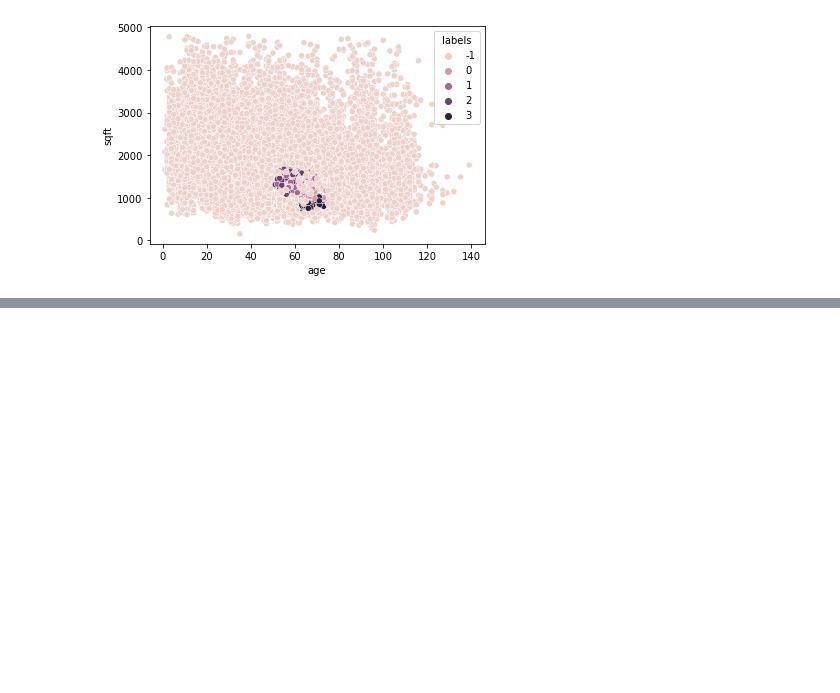
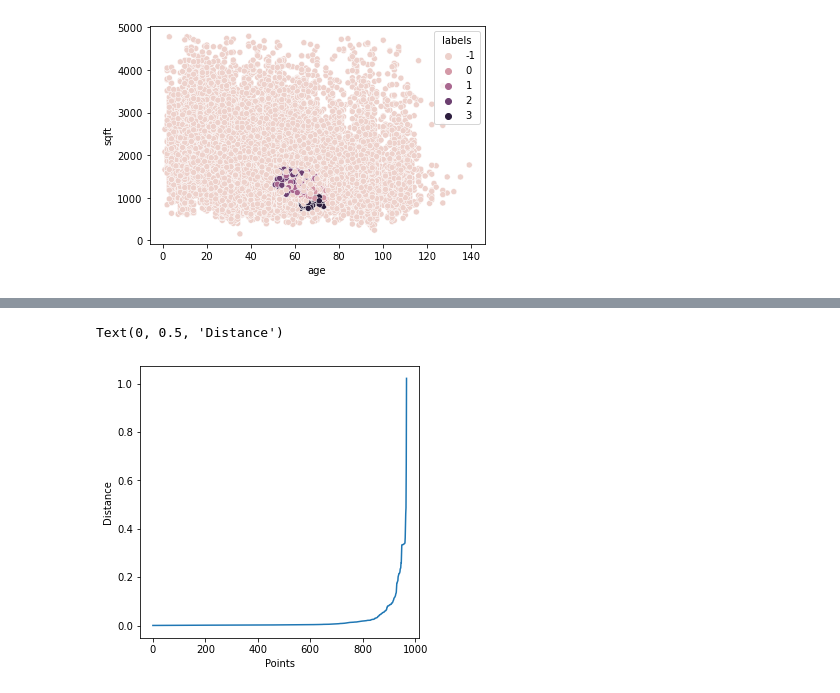
Before and after one commit to david-ryan-alviola/anomaly-detection-exercises, a Jupyter notebook: clustering_anomaly_detection.ipynb, the cells around one changed output, grey strips where cells are left out. Cells and saved outputs as stored; diff of their text form; code cells hidden in the pictures; blank space fills up the shorter version.

```diff
--- a/clustering_anomaly_detection.ipynb
+++ b/clustering_anomaly_detection.ipynb
@@ -375,0 +489,3 @@ plt.show()
+# %%
+log_df = pd.merge(log_df, average_visits_per_week, on='user_id')
+log_df.rename(columns={'url_x' : 'url', 'url_y' : 'average_visits_per_week'}, inplace=True)
@@ -375,0 +508,7 @@ plt.show()
+# %%
+train, validate, test = utils.split_dataframe(log_df)
+# %%
+scale_cols = ['is_webdev', 'is_data_sci', 'num_of_cohorts', 'average_visits_per_week']
+
+# This makes each row 1 user
+train.groupby('user_id')[scale_cols].mean()
@@ -375,0 +530,20 @@ plt.show()
+# %%
+train_scaled, validate_scaled, test_scaled = utils.generate_scaled_splits(train.groupby('user_id')[scale_cols].mean(),\
+                                                                          validate.groupby('user_id')[scale_cols].mean(),\
+                                                                          test.groupby('user_id')[scale_cols].mean())
+# %%
+nearest_neighbors = NearestNeighbors(n_neighbors=11)
+neighbors = nearest_neighbors.fit(train_scaled)
+distances, indices = neighbors.kneighbors(train_scaled)
+
+distances = np.sort(distances[:,10], axis=0)
+i = np.arange(len(distances))
+knee = KneeLocator(i, distances, S=1, curve='convex', direction='increasing', interp_method='polynomial')
+
+fig = plt.figure(figsize=(5, 5))
+plt.plot(distances)
+plt.xlabel("Points")
+plt.ylabel("Distance")
+# %% [output]
+Text(0, 0.5, 'Distance')
+[figure, added]
```
Also changed, not shown: parts of 57 cells of this notebook.
